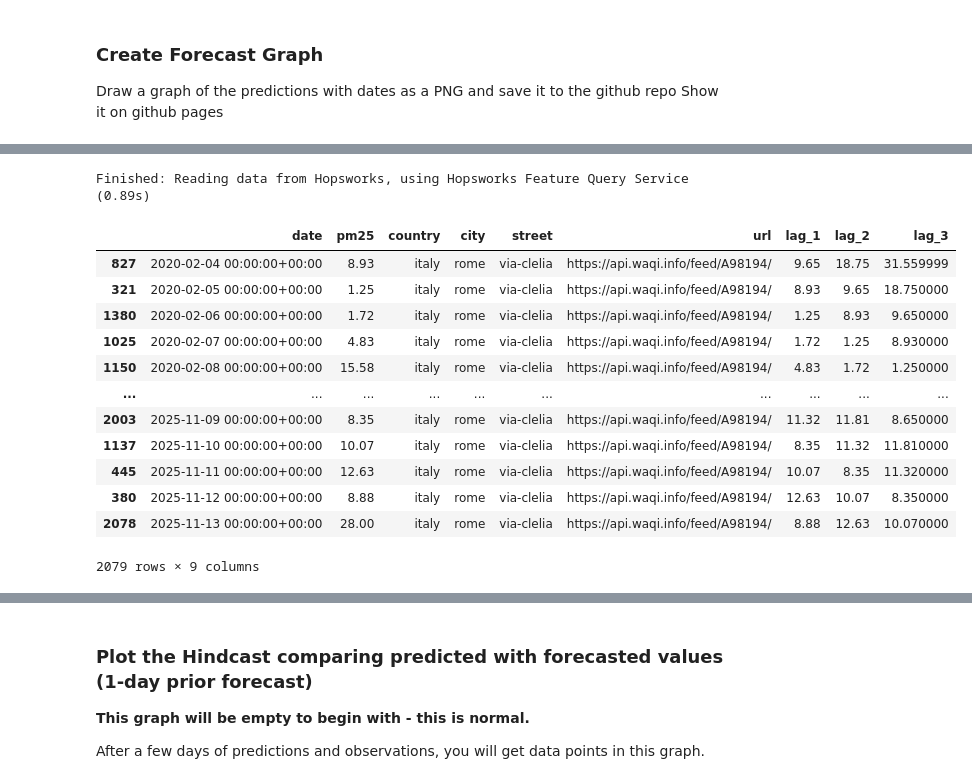
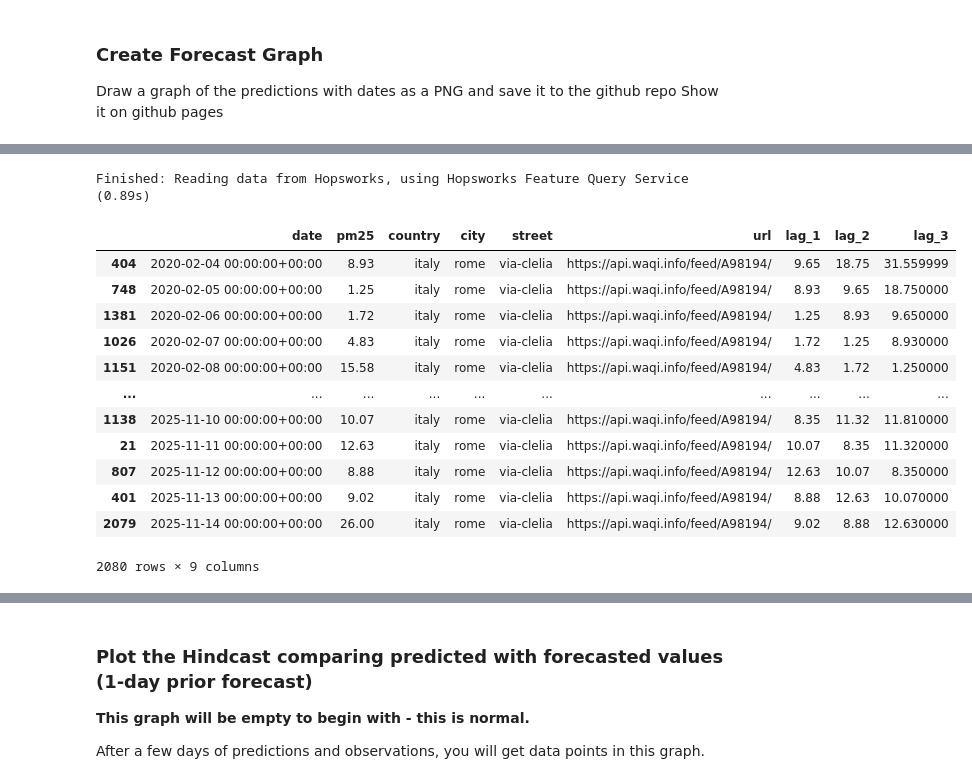
Before and after one commit to klari26/mlfs-book, a Jupyter notebook: notebooks/airquality/4_air_quality_batch_inference.ipynb, the cells around one changed output, grey strips where cells are left out. Drawn from its saved outputs; the diff is of its cells as text; code cells hidden in the pictures.

```diff
--- a/notebooks/airquality/4_air_quality_batch_inference.ipynb
+++ b/notebooks/airquality/4_air_quality_batch_inference.ipynb
@@ -350,23 +351,23 @@ Finished: Reading data from Hopsworks, using Hopsworks Feature Query Service (0.
 # %%
-air_quality_fg = fs.get_feature_group(name='air_quality_lagged', version=3)
+air_quality_fg = fs.get_feature_group(name='air_quality_lagged', version=4)
 air_quality_df = air_quality_fg.read()
 air_quality_df
 air_quality_df.sort_values(by=['date'])
 # %% [output]
 Finished: Reading data from Hopsworks, using Hopsworks Feature Query Service (0.89s)
 |  | date | pm25 | country | city | street | url | lag_1 | lag_2 | lag_3 |
-| 827 | 2020-02-04 00:00:00+00:00 | 8.93 | italy | rome | via-clelia | https://api.waqi.info/feed/A98194/ | 9.65 | 18.75 | 31.559999 |
-| 321 | 2020-02-05 00:00:00+00:00 | 1.25 | italy | rome | via-clelia | https://api.waqi.info/feed/A98194/ | 8.93 | 9.65 | 18.750000 |
-| 1380 | 2020-02-06 00:00:00+00:00 | 1.72 | italy | rome | via-clelia | https://api.waqi.info/feed/A98194/ | 1.25 | 8.93 | 9.650000 |
-| 1025 | 2020-02-07 00:00:00+00:00 | 4.83 | italy | rome | via-clelia | https://api.waqi.info/feed/A98194/ | 1.72 | 1.25 | 8.930000 |
-| 1150 | 2020-02-08 00:00:00+00:00 | 15.58 | italy | rome | via-clelia | https://api.waqi.info/feed/A98194/ | 4.83 | 1.72 | 1.250000 |
+| 404 | 2020-02-04 00:00:00+00:00 | 8.93 | italy | rome | via-clelia | https://api.waqi.info/feed/A98194/ | 9.65 | 18.75 | 31.559999 |
+| 748 | 2020-02-05 00:00:00+00:00 | 1.25 | italy | rome | via-clelia | https://api.waqi.info/feed/A98194/ | 8.93 | 9.65 | 18.750000 |
+| 1381 | 2020-02-06 00:00:00+00:00 | 1.72 | italy | rome | via-clelia | https://api.waqi.info/feed/A98194/ | 1.25 | 8.93 | 9.650000 |
+| 1026 | 2020-02-07 00:00:00+00:00 | 4.83 | italy | rome | via-clelia | https://api.waqi.info/feed/A98194/ | 1.72 | 1.25 | 8.930000 |
+| 1151 | 2020-02-08 00:00:00+00:00 | 15.58 | italy | rome | via-clelia | https://api.waqi.info/feed/A98194/ | 4.83 | 1.72 | 1.250000 |
 | ... | ... | ... | ... | ... | ... | ... | ... | ... | ... |
-| 2003 | 2025-11-09 00:00:00+00:00 | 8.35 | italy | rome | via-clelia | https://api.waqi.info/feed/A98194/ | 11.32 | 11.81 | 8.650000 |
-| 1137 | 2025-11-10 00:00:00+00:00 | 10.07 | italy | rome | via-clelia | https://api.waqi.info/feed/A98194/ | 8.35 | 11.32 | 11.810000 |
-| 445 | 2025-11-11 00:00:00+00:00 | 12.63 | italy | rome | via-clelia | https://api.waqi.info/feed/A98194/ | 10.07 | 8.35 | 11.320000 |
-| 380 | 2025-11-12 00:00:00+00:00 | 8.88 | italy | rome | via-clelia | https://api.waqi.info/feed/A98194/ | 12.63 | 10.07 | 8.350000 |
-| 2078 | 2025-11-13 00:00:00+00:00 | 28.00 | italy | rome | via-clelia | https://api.waqi.info/feed/A98194/ | 8.88 | 12.63 | 10.070000 |
+| 1138 | 2025-11-10 00:00:00+00:00 | 10.07 | italy | rome | via-clelia | https://api.waqi.info/feed/A98194/ | 8.35 | 11.32 | 11.810000 |
+| 21 | 2025-11-11 00:00:00+00:00 | 12.63 | italy | rome | via-clelia | https://api.waqi.info/feed/A98194/ | 10.07 | 8.35 | 11.320000 |
+| 807 | 2025-11-12 00:00:00+00:00 | 8.88 | italy | rome | via-clelia | https://api.waqi.info/feed/A98194/ | 12.63 | 10.07 | 8.350000 |
+| 401 | 2025-11-13 00:00:00+00:00 | 9.02 | italy | rome | via-clelia | https://api.waqi.info/feed/A98194/ | 8.88 | 12.63 | 10.070000 |
+| 2079 | 2025-11-14 00:00:00+00:00 | 26.00 | italy | rome | via-clelia | https://api.waqi.info/feed/A98194/ | 9.02 | 8.88 | 12.630000 |
-2079 rows × 9 columns
+2080 rows × 9 columns
 # %%
 outcome_df = air_quality_df[['date', 'pm25']]
 preds_df =  monitoring_df[['date', 'predicted_pm25']]
```
Also changed, not shown: parts of 13 cells of this notebook, 8 other files.
